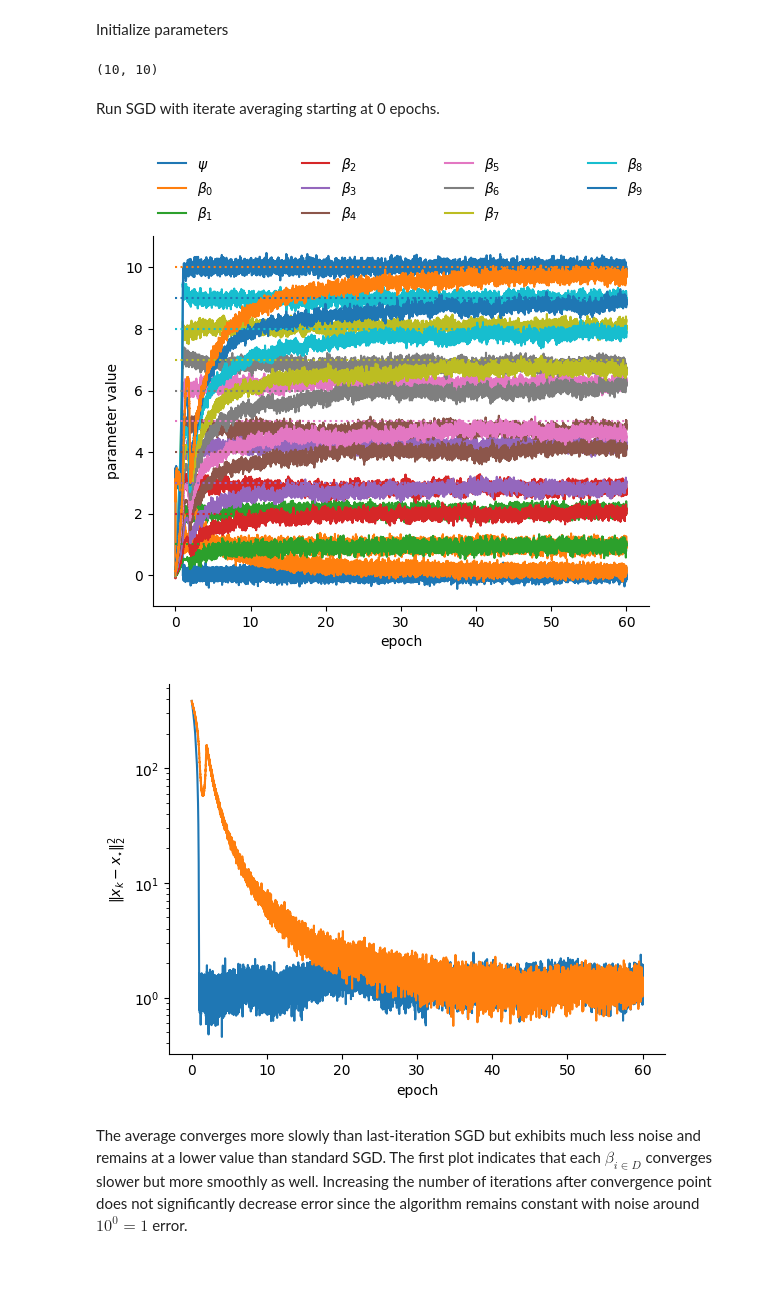
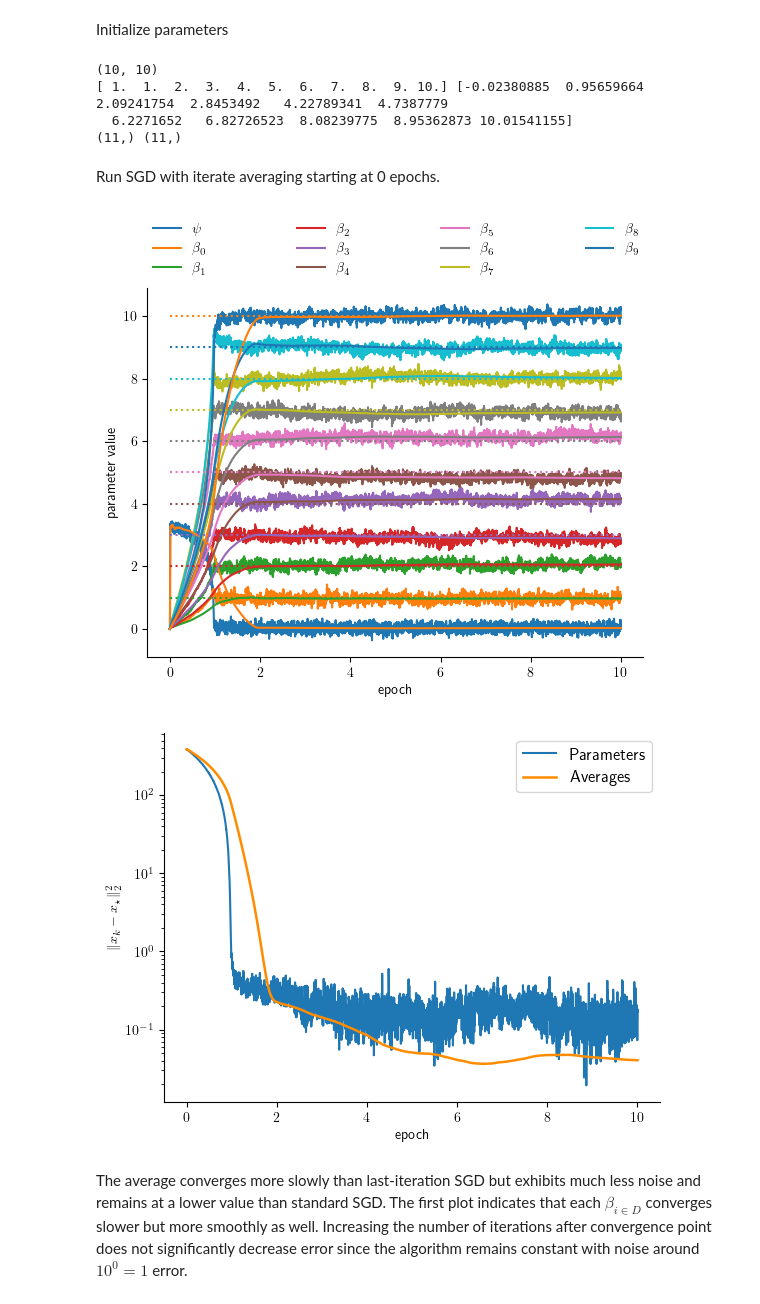
Before and after one commit to EfimSo/SGD, a Jupyter notebook: SGD.ipynb, the cells around one changed output. Drawn from its saved outputs; the diff is of its cells as text; code cells hidden in the pictures; blank space fills up the shorter version.

```diff
--- a/SGD.ipynb
+++ b/SGD.ipynb
@@ -57,33 +62,41 @@ stepsize_decayrate_alpha = alpha
 nu = 5
 true_beta, Y, Z = generate_data(N, D, seed)
 sgd_loss, grad_sgd_loss = make_sgd_robust_loss(Y, Z, nu)
-opt_param = np.concatenate(([1.0], true_beta))  # Optimal parameters
+true_param = np.concatenate(([1.0], true_beta))  # Optimal parameters
+
+loss, grad_loss = make_loss(Y, Z, nu)
+opt_param = sp.optimize.minimize(loss, true_param).x
+print(true_param, opt_param)
+print(true_param.shape, opt_param.shape)
 # %% [output]
 (10, 10)
+[ 1.  1.  2.  3.  4.  5.  6.  7.  8.  9. 10.] [-0.02380885  0.95659664  2.09241754  2.8453492   4.22789341  4.7387779
+  6.2271652   6.82726523  8.08239775  8.95362873 10.01541155]
+(11,) (11,)
 # %%
 def run_SGD(grad_loss, epochs, init_param, init_stepsize, stepsize_decayrate, batchsize, N, start_averaging=0):
     K = (epochs * N) // batchsize # num iterations
     D = init_param.size
     paramiters = np.zeros((K+1,D))
-    averages = np.zeros(((K+1),D))
+    averages = []
+
     paramiters[0] = init_param
-    sum, avg = np.zeros_like(init_param), np.zeros_like(init_param)
-    s = (start_averaging * N) // batchsize # number of iterations when to start running average
-    lower = 0
+    # Compute parameters
     for k in range(K):
         inds = np.random.choice(N, batchsize)
         stepsize = init_stepsize / (k+1)**stepsize_decayrate
         paramiters[k+1] = paramiters[k] - stepsize*grad_loss(paramiters[k], inds)
-        # if k >= s:
-        l = k // 2
-        # avg = np.sum(paramiters[l:, :]) / (l+1)
-        sum = sum + paramiters[k+1]
-        avg = sum / (k // 2+1)
-        avg -= paramiters[l]
-        averages[k+1] = avg
+    # Compute averages
+    for k in range(len(paramiters)):
+        i = k // 2
+        avg = np.mean(paramiters[i : k+1, :], axis=0)
+        averages.append(avg)
+    averages = np.array(averages)
+
     return paramiters, averages
 # %%
-def plot_iterates_and_squared_errors(paramiters, paramiters_averaged, true_beta, opt_param, skip_epochs, epochs, N, batchsize, include_psi=True, start_avg = 0, plot_first = True):
+plt.rcParams['text.usetex'] = True
+def plot_iterates_and_squared_errors(paramiters, paramiters_averaged, true_beta, opt_param, skip_epochs, epochs, N, batchsize, include_psi=True, plot_first = True):
     D = true_beta.size
     param_names = [r'$\beta_{{{}}}$'.format(i) for i in range(D)]
     if include_psi:
@@ -93,12 +106,10 @@ def plot_iterates_and_squared_errors(paramiters, paramiters_averaged, true_beta,
         opt_param = opt_param[1:]
     skip_epochs = 0
     skip_iters = int(skip_epochs*N//batchsize)
-    s = (start_avg * N)  // batchsize       # number iterations when to start running average
     xs = np.linspace(skip_epochs, epochs, paramiters.shape[0] - skip_iters)
-    avs = np.linspace(start_avg, epochs, paramiters.shape[0] - s)
     if plot_first:
         plt.plot(xs, paramiters[skip_iters:])
-        plt.plot(avs, paramiters_averaged[max(skip_iters, s):])
+        plt.plot(xs, paramiters_averaged[skip_iters:])
         plt.plot(np.array(D*[[xs[0], xs[-1]]]).T, np.array([true_beta,true_beta]), ':')
         plt.xlabel('epoch')
         plt.ylabel('parameter value')
@@ -106,8 +117,9 @@ def plot_iterates_and_squared_errors(paramiters, paramiters_averaged, true_beta,
                 mode='expand', borderaxespad=0, ncol=4, frameon=False)
         sns.despine()
         plt.show()
-    plt.plot(xs, np.linalg.norm(paramiters - opt_param[np.newaxis,:], axis=1)**2)
-    plt.plot(avs, np.linalg.norm(paramiters_averaged[s:, :] - opt_param[np.newaxis:], axis=1)**2)
+    plt.plot(xs, np.linalg.norm(paramiters - opt_param[np.newaxis,:], axis=1)**2, label="Parameters")
+    plt.plot(xs, np.linalg.norm(paramiters_averaged - opt_param[np.newaxis:], axis=1)**2, color="darkorange", linewidth=1.8, label="Averages")
+    plt.legend(loc="upper right", fontsize=12)
     plt.xlabel('epoch')
     plt.ylabel(r'$\|x_k - x_{\star}\|_2^2$')
     plt.yscale('log')
@@ -116,12 +128,12 @@ def plot_iterates_and_squared_errors(paramiters, paramiters_averaged, true_beta,
 # %% [markdown]
 Run SGD with iterate averaging starting at 0 epochs.
 # %%
-epochs = 60
+epochs = 10
 paramiters, paramiters_averaged = run_SGD(grad_sgd_loss, epochs, init_param, init_stepsize, stepsize_decayrate, batchsize, N)
 _ = plot_iterates_and_squared_errors(paramiters, paramiters_averaged, true_beta, opt_param, 0, epochs, N, batchsize),
 # %% [output]
-[figure, old version]
+[figure, new version]
-[figure, old version]
+[figure, new version]
 # %% [markdown]
 The average converges more slowly than last-iteration SGD but exhibits much less noise and remains at a lower value than standard SGD. The first plot indicates that each $\beta_{i \in D}$ converges slower but more smoothly as well. Increasing the number of iterations after convergence point does not significantly decrease error since the algorithm remains constant with noise around $10^0 = 1$ error.
 # %% [markdown]
```
Also changed, not shown: parts of 4 cells of this notebook, 1 other file.
